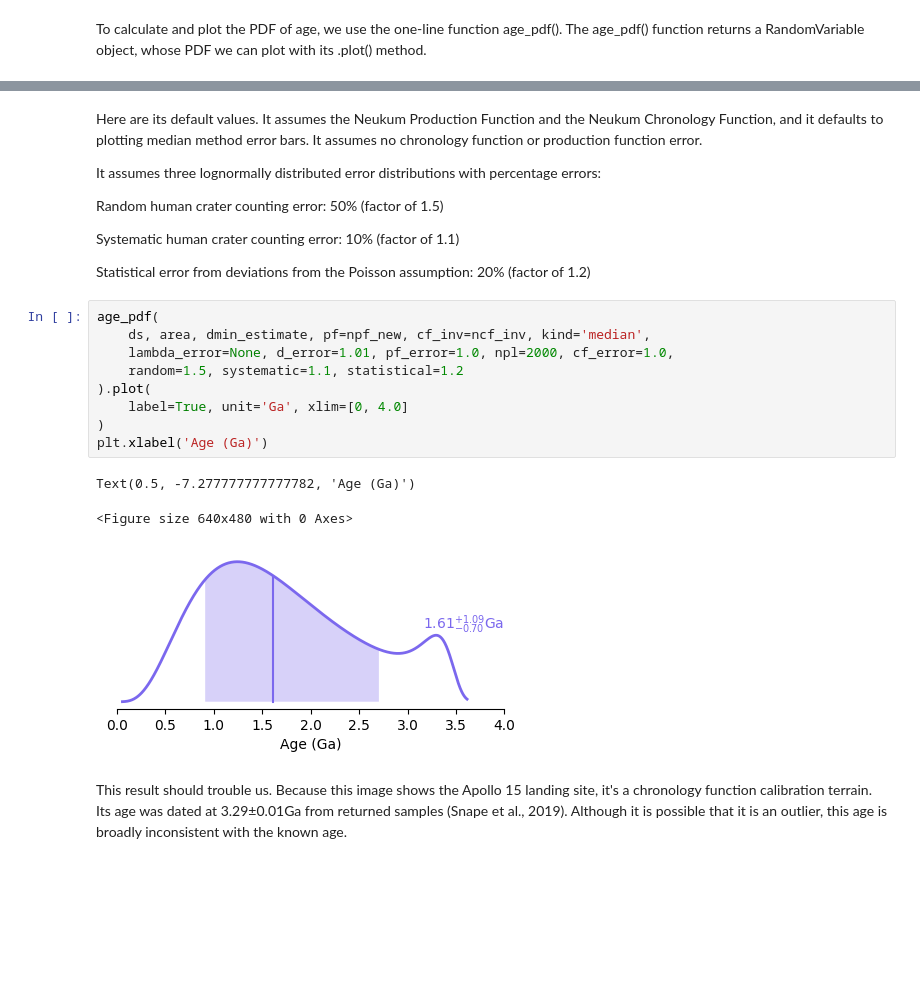
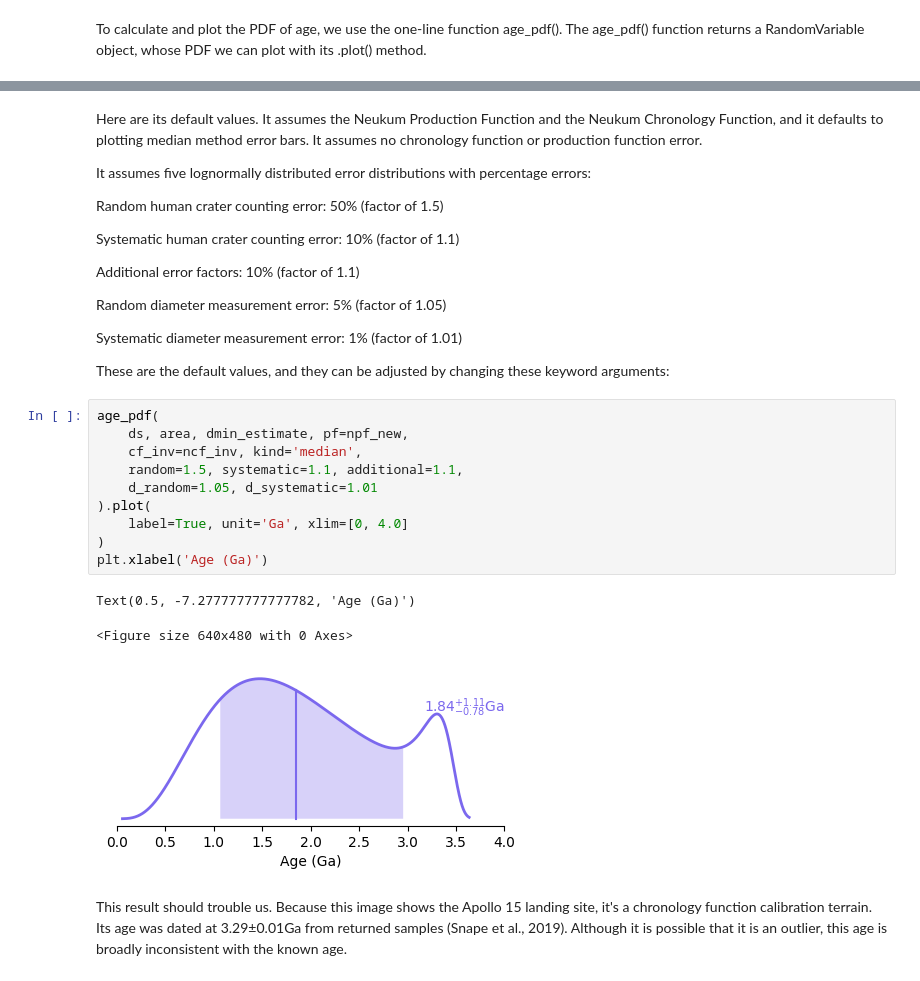
Before and after one commit to samwbell/cratersfd, a Jupyter notebook: examples/age_calculation_example.ipynb, the cells around one changed output, grey strips where cells are left out. Cells and saved outputs as stored; diff of their text form; blank space fills up the shorter version.

```diff
--- a/examples/age_calculation_example.ipynb
+++ b/examples/age_calculation_example.ipynb
@@ -94,26 +120,33 @@ Text(0.5, -7.277777777777782, 'Age (Ga)')
 # %% [markdown]
 Here are its default values.  It assumes the Neukum Production Function and the Neukum Chronology Function, and it defaults to plotting median method error bars.  It assumes no chronology function or production function error.
 
-It assumes three lognormally distributed error distributions with percentage errors:
+It assumes five lognormally distributed error distributions with percentage errors:
 
 Random human crater counting error: 50% (factor of 1.5)
 
 Systematic human crater counting error: 10% (factor of 1.1)
 
-Statistical error from deviations from the Poisson assumption: 20% (factor of 1.2)
+Additional error factors: 10% (factor of 1.1)
+
+Random diameter measurement error: 5% (factor of 1.05)
+
+Systematic diameter measurement error: 1% (factor of 1.01)
+
+These are the default values, and they can be adjusted by changing these keyword arguments:
 # %%
 age_pdf(
-    ds, area, dmin_estimate, pf=npf_new, cf_inv=ncf_inv, kind='median',
-    lambda_error=None, d_error=1.01, pf_error=1.0, npl=2000, cf_error=1.0,
-    random=1.5, systematic=1.1, statistical=1.2
+    ds, area, dmin_estimate, pf=npf_new,
+    cf_inv=ncf_inv, kind='median',
+    random=1.5, systematic=1.1, additional=1.1,
+    d_random=1.05, d_systematic=1.01
 ).plot(
     label=True, unit='Ga', xlim=[0, 4.0]
 )
 plt.xlabel('Age (Ga)')
 # %% [output]
 Text(0.5, -7.277777777777782, 'Age (Ga)')
 <Figure size 640x480 with 0 Axes>
-[figure, old version]
+[figure, new version]
 # %% [markdown]
 This result should trouble us.  Because this image shows the Apollo 15 landing site, it's a chronology function calibration terrain.  Its age was dated at 3.29±0.01Ga from returned samples (Snape et al., 2019).  Although it is possible that it is an outlier, this age is broadly inconsistent with the known age.
 # %%
```
Also changed, not shown: parts of 28 cells of this notebook, 33 other files.
